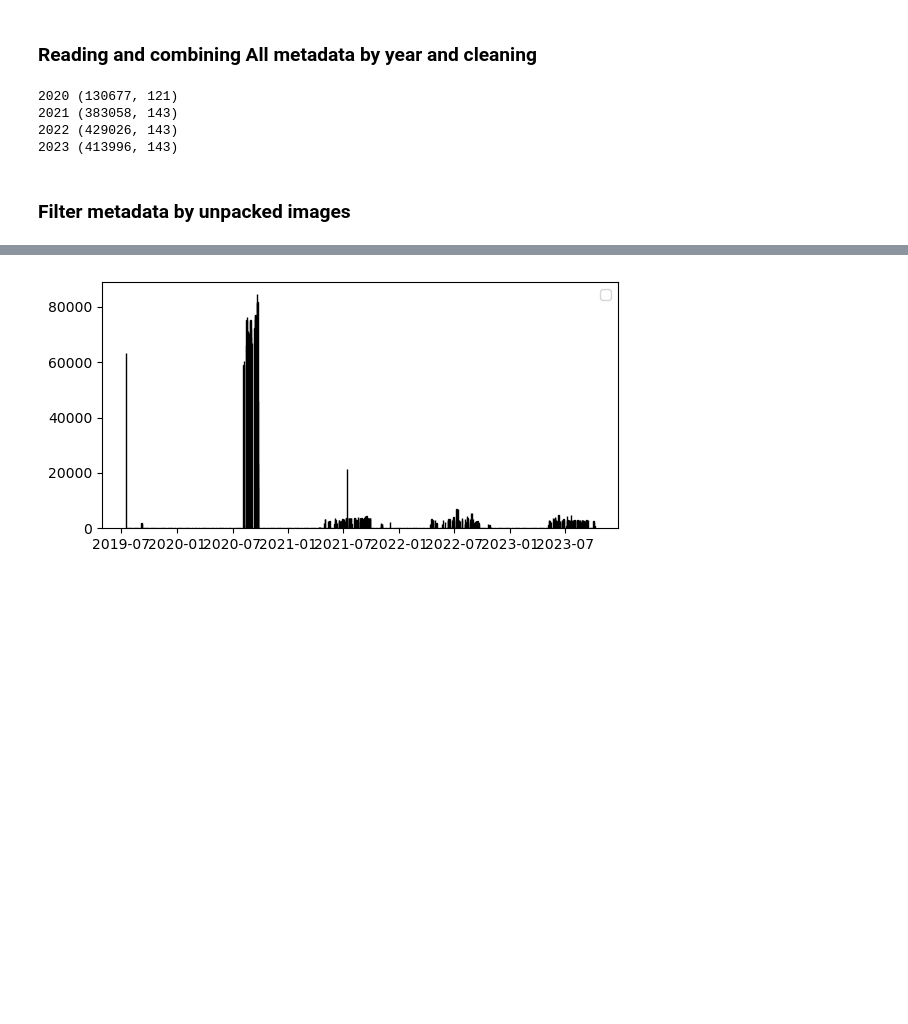
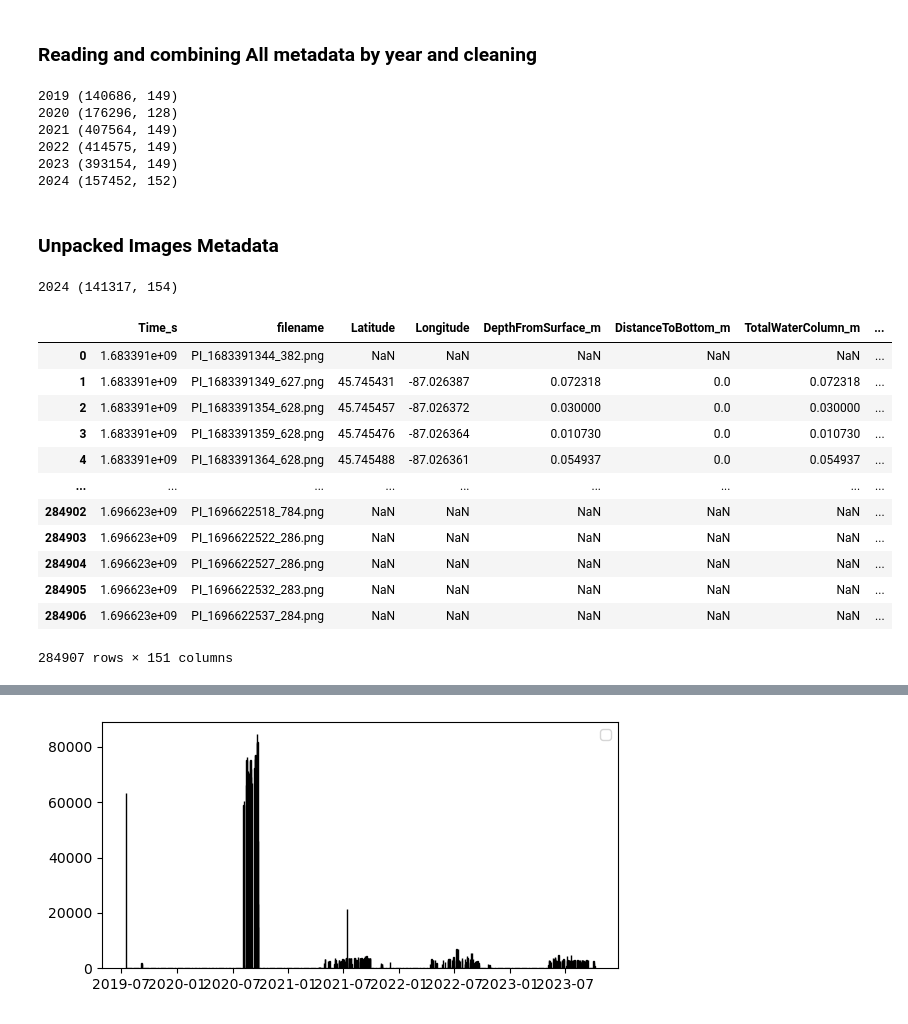
Before and after one commit to ajgeglio/Indexing-and-Slicing, a Jupyter notebook: IndexingHeaders.ipynb, the cells around one changed output, grey strips where cells are left out. Saved outputs shown, nothing was run; the diff lists cells and outputs as text; code cells hidden in the pictures; blank space fills up the shorter version.

```diff
--- a/IndexingHeaders.ipynb
+++ b/IndexingHeaders.ipynb
@@ -203,33 +146,75 @@ print(len(headers)) # 508
 # header_2021 = combine_headers(headers_2021)
 # header_2022 = combine_headers(headers_2022)
 # header_2023 = combine_headers(headers_2023)
-
+header_2024 = combine_headers(headers_2024)
 
 # header_2019.to_csv(os.path.join(out_folder, "header_2019_combined.csv"))
 # header_2020.to_csv(os.path.join(out_folder, "header_2020_combined.csv"))
 # header_2021.to_csv(os.path.join(out_folder, "header_2021_combined.csv"))
 # header_2022.to_csv(os.path.join(out_folder, "header_2022_combined.csv"))
 # header_2023.to_csv(os.path.join(out_folder, "header_2023_combined.csv"))
+header_2024.to_csv(os.path.join(out_folder, "header_2024_combined.csv"))
 
+header_2019 = pd.read_csv(os.path.join(out_folder, "header_2019_combined.csv"), index_col=0, low_memory=False)
 header_2020 = pd.read_csv(os.path.join(out_folder, "header_2020_combined.csv"), index_col=0, low_memory=False)
 header_2021 = pd.read_csv(os.path.join(out_folder, "header_2021_combined.csv"), index_col=0, low_memory=False)
 header_2022 = pd.read_csv(os.path.join(out_folder, "header_2022_combined.csv"), index_col=0, low_memory=False)
 header_2023 = pd.read_csv(os.path.join(out_folder, "header_2023_combined.csv"), index_col=0, low_memory=False)
+header_2024 = pd.read_csv(os.path.join(out_folder, "header_2024_combined.csv"), index_col=0, low_memory=False)
 
 '''
-2020 (130677, 121)
-2021 (383058, 143)
-2022 (429026, 143)
-2023 (413996, 143)
+2019 (140686, 150)
+2020 (176296, 129)
+2021 (407564, 150)
+2022 (414575, 150)
+2023 (393154, 150)
+2024 (130079, 151)
 '''
+print("2019", header_2019.shape)
 print("2020", header_2020.shape)
 print("2021", header_2021.shape)
 print("2022", header_2022.shape)
 print("2023", header_2023.shape)
+print("2024", header_2024.shape)
 # %% [output]
-2020 (130677, 121)
-2021 (383058, 143)
-2022 (429026, 143)
-2023 (413996, 143)
+2019 (140686, 149)
+2020 (176296, 128)
+2021 (407564, 149)
+2022 (414575, 149)
+2023 (393154, 149)
+2024 (157452, 152)
-# %% [markdown]
-### Filter metadata by unpacked images
+# %% [markdown]
+### Unpacked Images Metadata
+# %%
+'''
+2019 (3363, 21)
+2020 (112808, 123) 2020 (112808, 131)
+2021 (252134, 145) 2021 (276123, 152)
+2022 (241828, 145) 2022 (233081, 152)
+2023 (300456, 145) 2023 (284907, 152
+2024 (113949, 153)
+'''
+# df_unp_2019 = create_unpacked_images_metatada_df(header_2019, df_imgs_2019, 2019)
+# df_unp_2020 = create_unpacked_images_metatada_df(header_2020, df_imgs_2020, 2020)
+# df_unp_2021 = create_unpacked_images_metatada_df(header_2021, df_imgs_2021, 2021)
+# df_unp_2022 = create_unpacked_images_metatada_df(header_2022, df_imgs_2022, 2022)
+# df_unp_2023 = create_unpacked_images_metatada_df(header_2023, df_imgs_2023, 2023)
+df_unp_2024 = create_unpacked_images_metatada_df(header_2024, df_imgs_2024, 2024)
+# %% [output]
+2024 (141317, 154)
+# %%
+df_unp_2023
+# %% [output]
+|  | Time_s | filename | Latitude | Longitude | DepthFromSurface_m | DistanceToBottom_m | TotalWaterColumn_m | ... |
+| 0 | 1.683391e+09 | PI_1683391344_382.png | NaN | NaN | NaN | NaN | NaN | ... |
+| 1 | 1.683391e+09 | PI_1683391349_627.png | 45.745431 | -87.026387 | 0.072318 | 0.0 | 0.072318 | ... |
+| 2 | 1.683391e+09 | PI_1683391354_628.png | 45.745457 | -87.026372 | 0.030000 | 0.0 | 0.030000 | ... |
+| 3 | 1.683391e+09 | PI_1683391359_628.png | 45.745476 | -87.026364 | 0.010730 | 0.0 | 0.010730 | ... |
+| 4 | 1.683391e+09 | PI_1683391364_628.png | 45.745488 | -87.026361 | 0.054937 | 0.0 | 0.054937 | ... |
+| ... | ... | ... | ... | ... | ... | ... | ... | ... |
+| 284902 | 1.696623e+09 | PI_1696622518_784.png | NaN | NaN | NaN | NaN | NaN | ... |
+| 284903 | 1.696623e+09 | PI_1696622522_286.png | NaN | NaN | NaN | NaN | NaN | ... |
+| 284904 | 1.696623e+09 | PI_1696622527_286.png | NaN | NaN | NaN | NaN | NaN | ... |
+| 284905 | 1.696623e+09 | PI_1696622532_283.png | NaN | NaN | NaN | NaN | NaN | ... |
+| 284906 | 1.696623e+09 | PI_1696622537_284.png | NaN | NaN | NaN | NaN | NaN | ... |
+284907 rows × 151 columns
```
Also changed, not shown: parts of 21 cells of this notebook, 3 other files.
